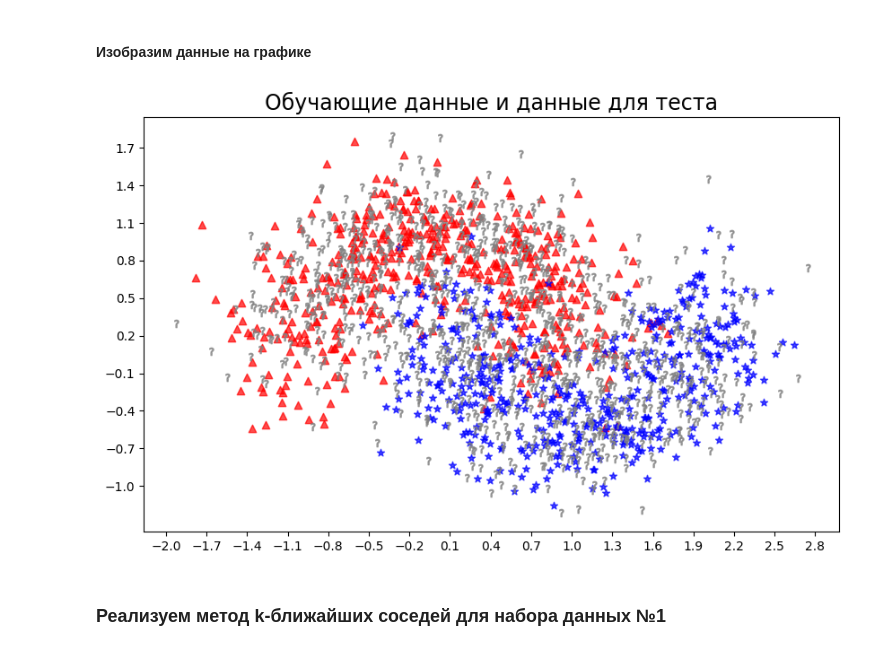
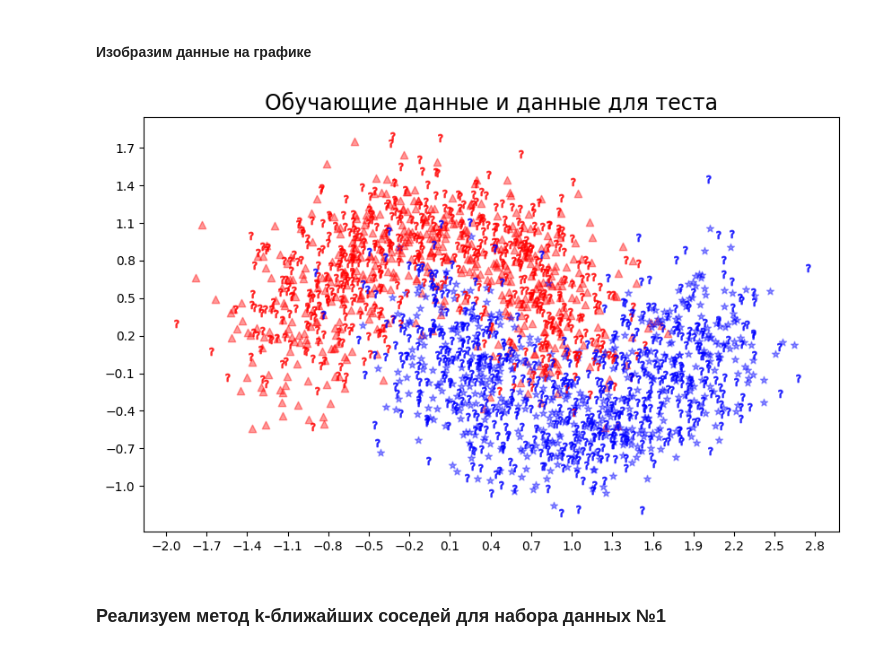
Before and after one commit to rezabungel/The-basics-of-artificial-intelligence-Laboratory-Works, a Jupyter notebook: Practical work 6/k-nearest_neighbors_algorithm.ipynb, the cells around one changed output. Drawn from its saved outputs; the diff is of its cells as text; code cells hidden in the pictures.

Commit message:
The graphs "Training data and test data" have been changed. Improved gitignore.

```diff
--- a/Practical work 6/k-nearest_neighbors_algorithm.ipynb
+++ b/Practical work 6/k-nearest_neighbors_algorithm.ipynb
@@ -42,27 +42,27 @@ x_train, x_test, y_train, y_test = train_test_split(X, y, test_size=0.5, random_
 # %%
 fig, ax = plt.subplots(figsize = (10,6))
 
 # Thus x_train[y_train==0,0] finds all the rows of x_train that
 # have a y_train value of 0 (y_train == 0), and are in the first column of x_train...
 
 # Обучающая выборка - красные треугольники и синие звездочки
 
-ax.scatter(x_train[y_train==0,0],x_train[y_train==0,1], color="r", marker="^", alpha=0.7)
-ax.scatter(x_train[y_train==1,0],x_train[y_train==1,1], color="b", marker="*", alpha=0.7)
+ax.scatter(x_train[y_train==0,0],x_train[y_train==0,1], color="r", marker="^", alpha=0.4)
+ax.scatter(x_train[y_train==1,0],x_train[y_train==1,1], color="b", marker="*", alpha=0.4)
 
 # Тестовая выборка - знаки вопроса
 
-ax.scatter(x_test[y_test==0,0],x_test[y_test==0,1], color="grey", marker="$?$", alpha=0.7)
-ax.scatter(x_test[y_test==1,0],x_test[y_test==1,1], color="grey", marker="$?$", alpha=0.7)
+ax.scatter(x_test[y_test==0,0],x_test[y_test==0,1], color="r", marker="$?$", alpha=0.7)
+ax.scatter(x_test[y_test==1,0],x_test[y_test==1,1], color="b", marker="$?$", alpha=0.7)
 
 ax.set_title("Обучающие данные и данные для теста", fontsize=17)
 
 ax.set_xticks(np.arange(-2, 3, 0.3))
 ax.set_yticks(np.arange(-1, 2, 0.3))
 
 plt.show()
 # %% [output]
-[figure, old version]
+[figure, new version]
 # %% [markdown]
 ### Реализуем метод k-ближайших соседей для набора данных №1
 # %% [markdown]
```
Also changed, not shown: parts of 3 cells of this notebook, 2 other files.
